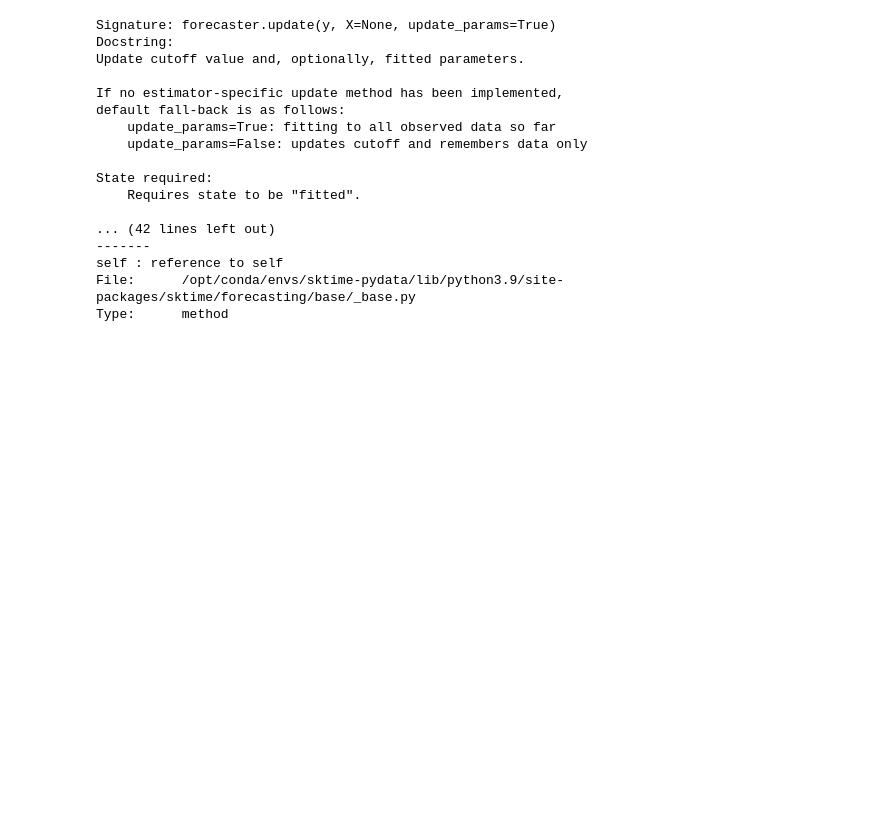
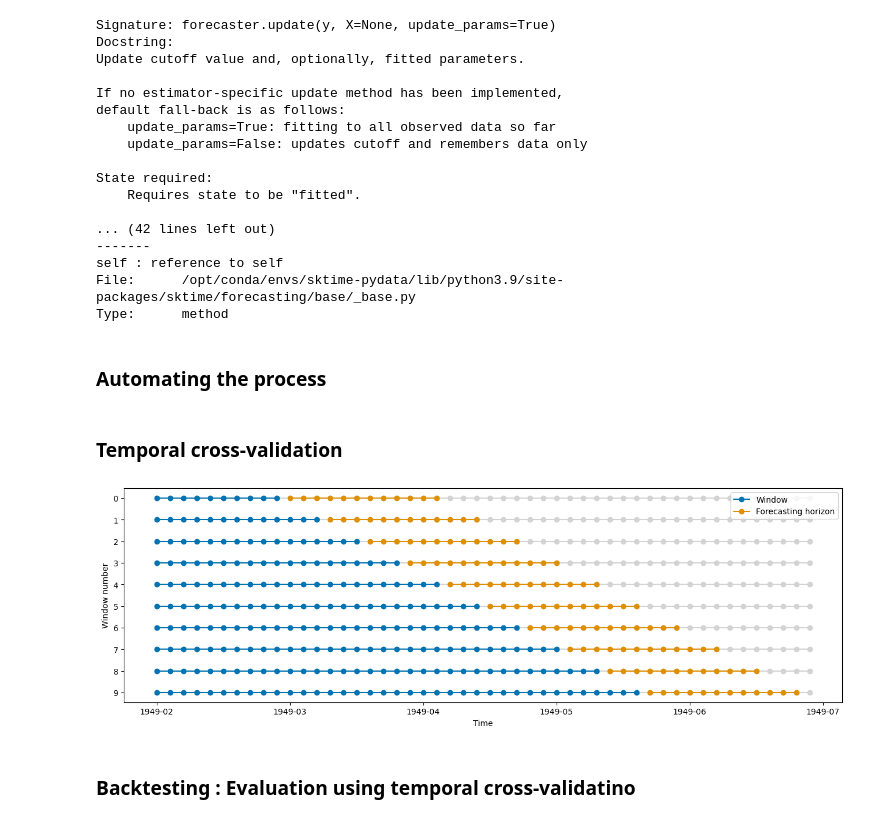
Before and after one commit to KJR020/sktime-tutorial-pydata-global-2021, a Jupyter notebook: notebooks/my_note_2_forecasting.ipynb, the cells around one changed output. Saved outputs shown, nothing was run; the diff lists cells and outputs as text; code cells hidden in the pictures; blank space fills up the shorter version.

Commit message:
20221122 forecasting

```diff
--- a/notebooks/my_note_2_forecasting.ipynb
+++ b/notebooks/my_note_2_forecasting.ipynb
@@ -329,3 +330,5 @@ State required:
 self : reference to self
 File:      /opt/conda/envs/sktime-pydata/lib/python3.9/site-packages/sktime/forecasting/base/_base.py
 Type:      method
+# %% [markdown]
+### Automating the process
@@ -331,0 +339,13 @@ Type:      method
+# %%
+y = load_airline()
+fh = ForecastingHorizon(np.arange(12) + 1)
+y_train, y_test = temporal_train_test_split(y, fh=fh)
+# %% [markdown]
+### Temporal cross-validation
+# %%
+cv = ExpandingWindowSplitter(step_length=3, fh=fh, initial_window=10)
+plot_windows(cv, y.iloc[:50])
+# %% [output]
+[figure, added]
+# %% [markdown]
+### Backtesting : Evaluation using temporal cross-validatino
```
Also changed, not shown: parts of 38 cells of this notebook.
